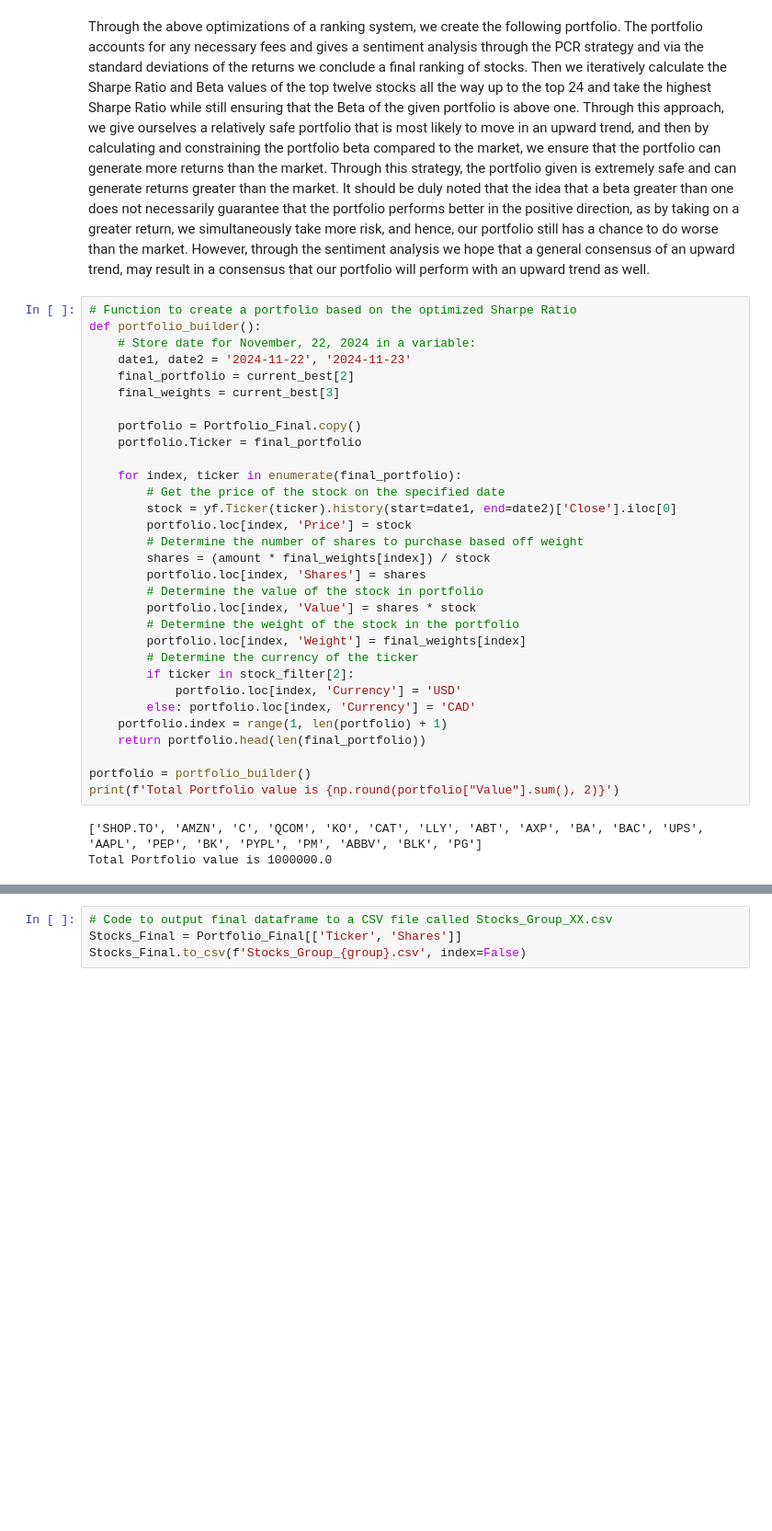
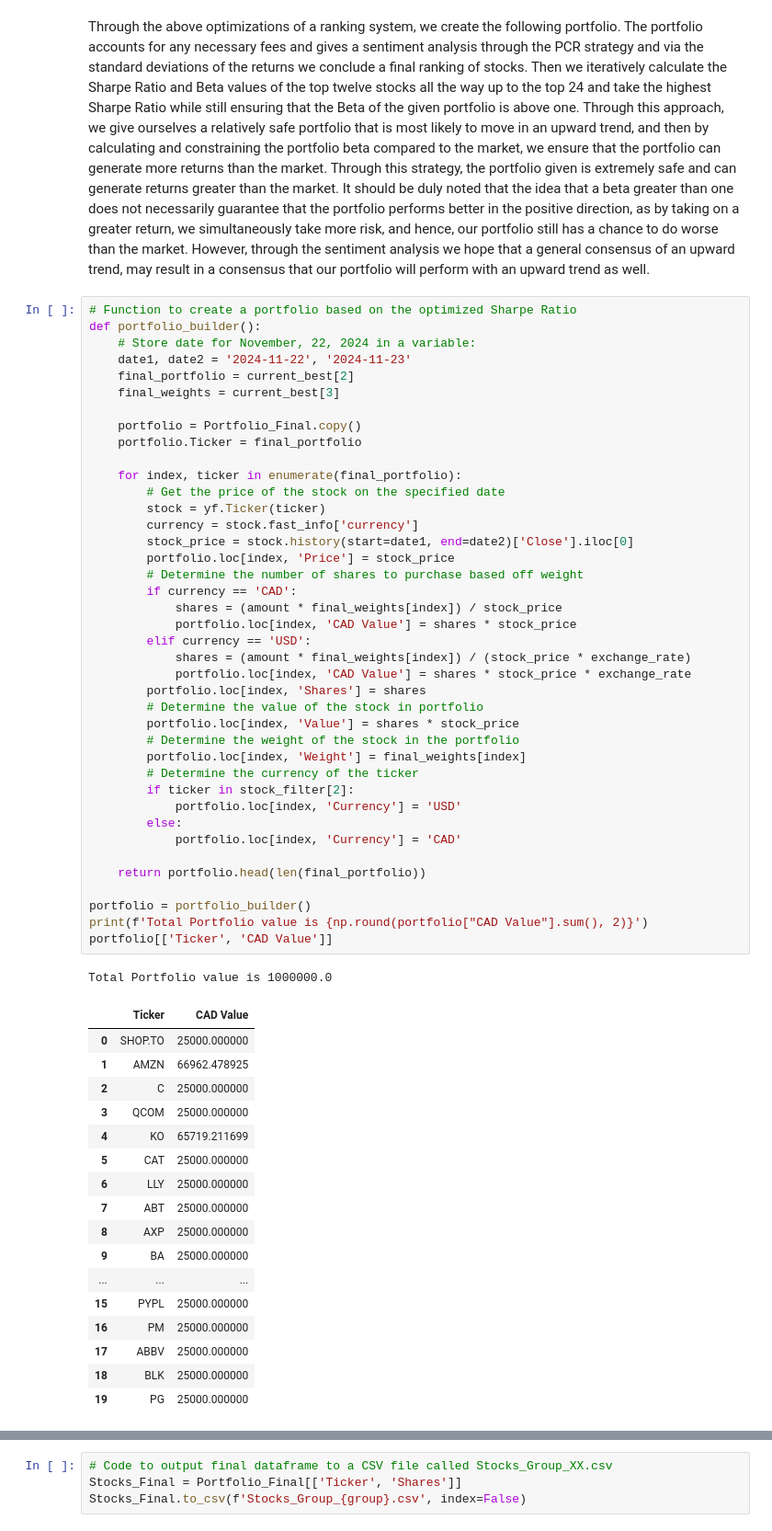
Before and after one commit to akramj13/CFM101-Project, a Jupyter notebook: Team 11 Assignment Akram.ipynb, the cells around one changed output, grey strips where cells are left out. Shown at 92% size. Drawn from its saved outputs; the diff is of its cells as text; blank space fills up the shorter version.

```diff
--- a/Team 11 Assignment Akram.ipynb
+++ b/Team 11 Assignment Akram.ipynb
@@ -704,34 +704,59 @@ Through the above optimizations of a ranking system, we create the following por
 # %%
 # Function to create a portfolio based on the optimized Sharpe Ratio
 def portfolio_builder():
     # Store date for November, 22, 2024 in a variable:
     date1, date2 = '2024-11-22', '2024-11-23'
     final_portfolio = current_best[2]
     final_weights = current_best[3]
 
     portfolio = Portfolio_Final.copy()
     portfolio.Ticker = final_portfolio
 
     for index, ticker in enumerate(final_portfolio):
         # Get the price of the stock on the specified date
-        stock = yf.Ticker(ticker).history(start=date1, end=date2)['Close'].iloc[0]
-        portfolio.loc[index, 'Price'] = stock
+        stock = yf.Ticker(ticker)
+        currency = stock.fast_info['currency']
+        stock_price = stock.history(start=date1, end=date2)['Close'].iloc[0]
+        portfolio.loc[index, 'Price'] = stock_price
         # Determine the number of shares to purchase based off weight
-        shares = (amount * final_weights[index]) / stock
+        if currency == 'CAD':
+            shares = (amount * final_weights[index]) / stock_price
+            portfolio.loc[index, 'CAD Value'] = shares * stock_price
+        elif currency == 'USD':
+            shares = (amount * final_weights[index]) / (stock_price * exchange_rate)
+            portfolio.loc[index, 'CAD Value'] = shares * stock_price * exchange_rate
         portfolio.loc[index, 'Shares'] = shares
         # Determine the value of the stock in portfolio
-        portfolio.loc[index, 'Value'] = shares * stock
+        portfolio.loc[index, 'Value'] = shares * stock_price
         # Determine the weight of the stock in the portfolio
         portfolio.loc[index, 'Weight'] = final_weights[index]
         # Determine the currency of the ticker
         if ticker in stock_filter[2]:
             portfolio.loc[index, 'Currency'] = 'USD'
-        else: portfolio.loc[index, 'Currency'] = 'CAD'
-    portfolio.index = range(1, len(portfolio) + 1)
+        else:
+            portfolio.loc[index, 'Currency'] = 'CAD'
+
     return portfolio.head(len(final_portfolio))
 
 portfolio = portfolio_builder()
-print(f'Total Portfolio value is {np.round(portfolio["Value"].sum(), 2)}')
+print(f'Total Portfolio value is {np.round(portfolio["CAD Value"].sum(), 2)}')
+portfolio[['Ticker', 'CAD Value']]
 # %% [output]
-['SHOP.TO', 'AMZN', 'C', 'QCOM', 'KO', 'CAT', 'LLY', 'ABT', 'AXP', 'BA', 'BAC', 'UPS', 'AAPL', 'PEP', 'BK', 'PYPL', 'PM', 'ABBV', 'BLK', 'PG']
 Total Portfolio value is 1000000.0
+|  | Ticker | CAD Value |
+| 0 | SHOP.TO | 25000.000000 |
+| 1 | AMZN | 66962.478925 |
+| 2 | C | 25000.000000 |
+| 3 | QCOM | 25000.000000 |
+| 4 | KO | 65719.211699 |
+| 5 | CAT | 25000.000000 |
+| 6 | LLY | 25000.000000 |
+| 7 | ABT | 25000.000000 |
+| 8 | AXP | 25000.000000 |
+| 9 | BA | 25000.000000 |
+| ... | ... | ... |
+| 15 | PYPL | 25000.000000 |
+| 16 | PM | 25000.000000 |
+| 17 | ABBV | 25000.000000 |
+| 18 | BLK | 25000.000000 |
+| 19 | PG | 25000.000000 |
```
Also changed, not shown: parts of 7 cells of this notebook, 3 other files.
